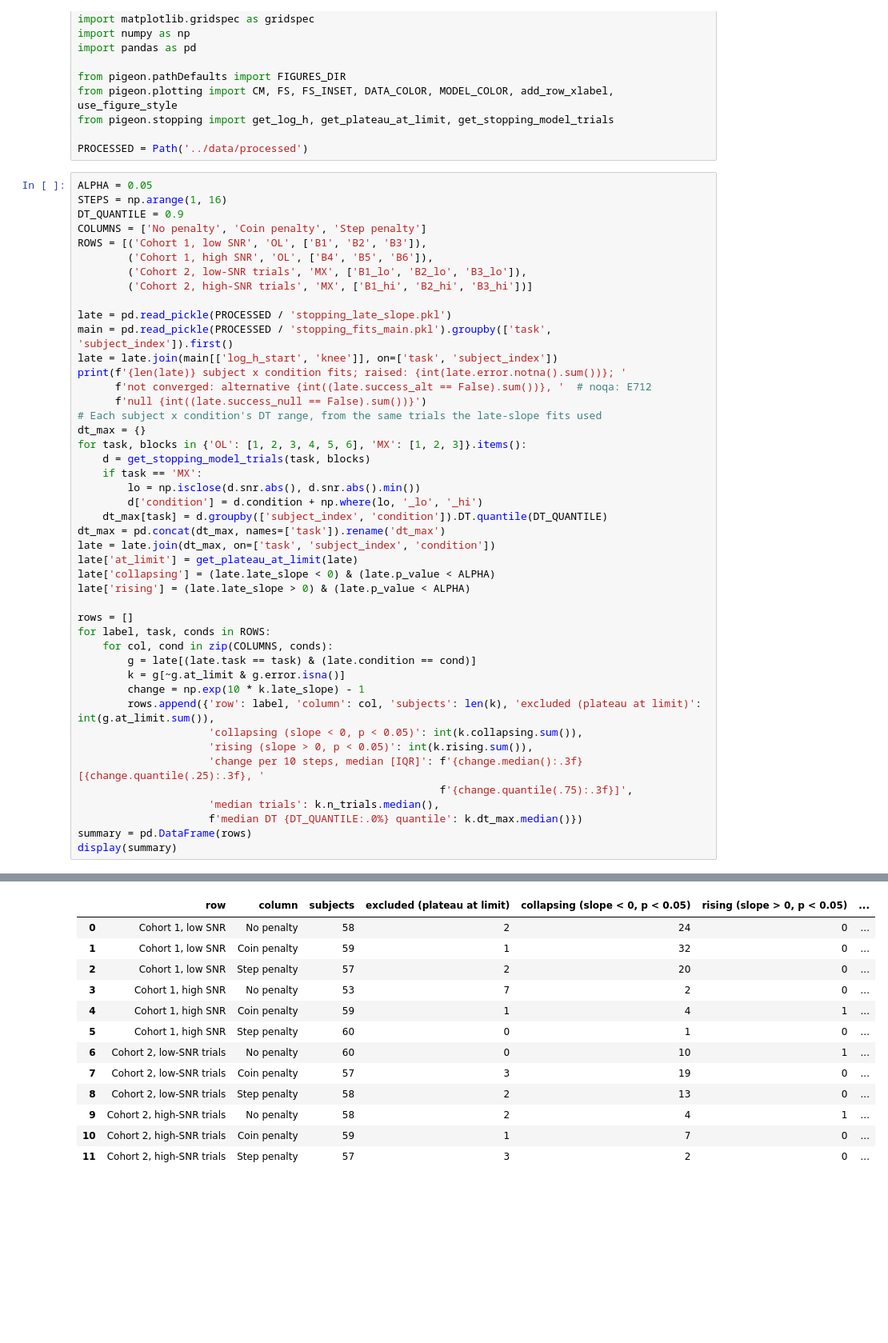
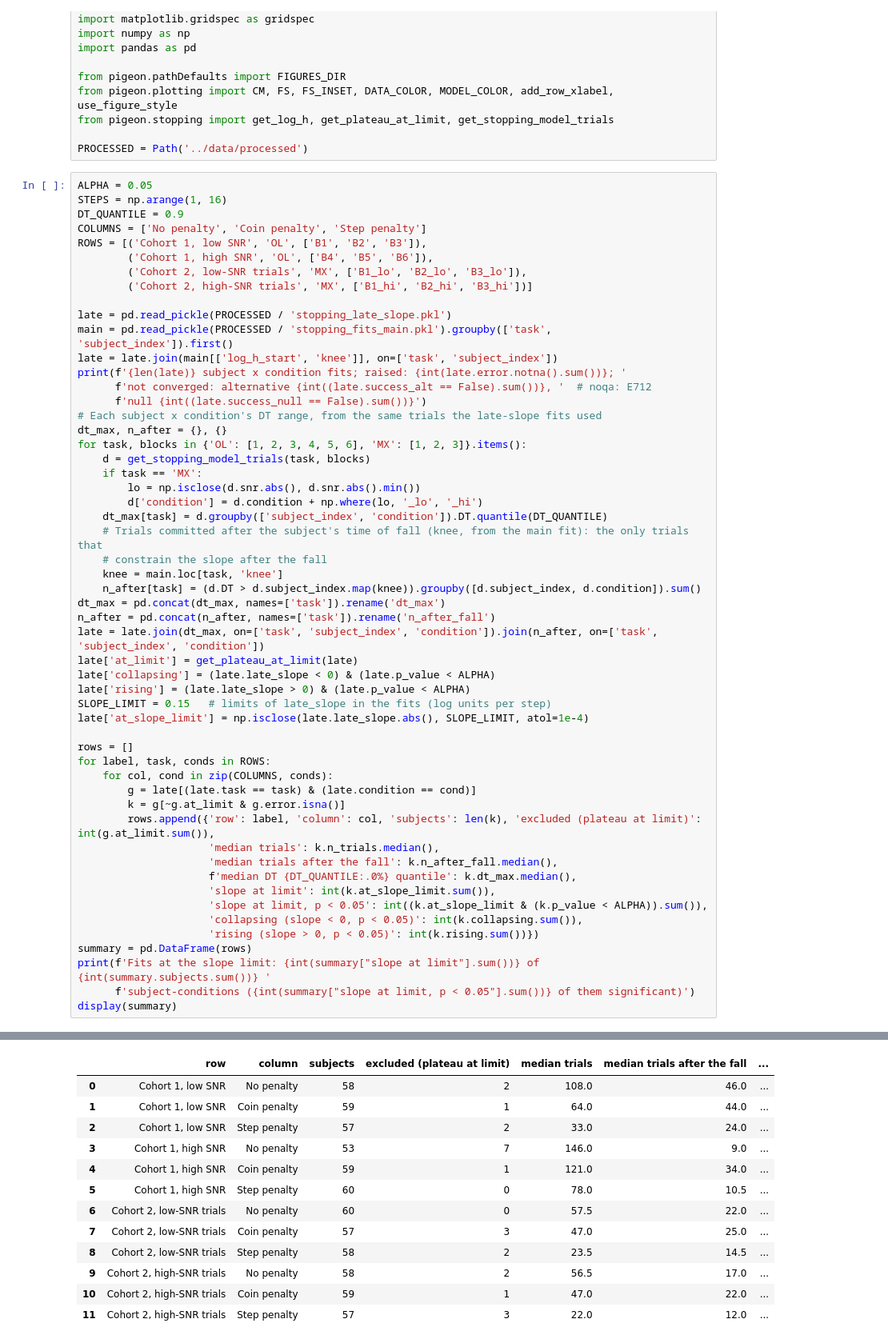
Before and after one commit to TheGoldLab/ms_2026_kalburge_etal_elife, a Jupyter notebook: notebooks/Figure05S01_collapseByCondition.ipynb, the cells around one changed output, grey strips where cells are left out. Shown at 80% size. Drawn from its saved outputs; the diff is of its cells as text; blank space fills up the shorter version.

```diff
--- a/notebooks/Figure05S01_collapseByCondition.ipynb
+++ b/notebooks/Figure05S01_collapseByCondition.ipynb
@@ -59,33 +69,42 @@ print(f'{len(late)} subject x condition fits; raised: {int(late.error.notna().su
       f'not converged: alternative {int((late.success_alt == False).sum())}, '  # noqa: E712
       f'null {int((late.success_null == False).sum())}')
 # Each subject x condition's DT range, from the same trials the late-slope fits used
-dt_max = {}
+dt_max, n_after = {}, {}
 for task, blocks in {'OL': [1, 2, 3, 4, 5, 6], 'MX': [1, 2, 3]}.items():
     d = get_stopping_model_trials(task, blocks)
     if task == 'MX':
         lo = np.isclose(d.snr.abs(), d.snr.abs().min())
         d['condition'] = d.condition + np.where(lo, '_lo', '_hi')
     dt_max[task] = d.groupby(['subject_index', 'condition']).DT.quantile(DT_QUANTILE)
+    # Trials committed after the subject's time of fall (knee, from the main fit): the only trials that
+    # constrain the slope after the fall
+    knee = main.loc[task, 'knee']
+    n_after[task] = (d.DT > d.subject_index.map(knee)).groupby([d.subject_index, d.condition]).sum()
 dt_max = pd.concat(dt_max, names=['task']).rename('dt_max')
-late = late.join(dt_max, on=['task', 'subject_index', 'condition'])
+n_after = pd.concat(n_after, names=['task']).rename('n_after_fall')
+late = late.join(dt_max, on=['task', 'subject_index', 'condition']).join(n_after, on=['task', 'subject_index', 'condition'])
 late['at_limit'] = get_plateau_at_limit(late)
 late['collapsing'] = (late.late_slope < 0) & (late.p_value < ALPHA)
 late['rising'] = (late.late_slope > 0) & (late.p_value < ALPHA)
+SLOPE_LIMIT = 0.15   # limits of late_slope in the fits (log units per step)
+late['at_slope_limit'] = np.isclose(late.late_slope.abs(), SLOPE_LIMIT, atol=1e-4)
 
 rows = []
 for label, task, conds in ROWS:
     for col, cond in zip(COLUMNS, conds):
         g = late[(late.task == task) & (late.condition == cond)]
         k = g[~g.at_limit & g.error.isna()]
-        change = np.exp(10 * k.late_slope) - 1
         rows.append({'row': label, 'column': col, 'subjects': len(k), 'excluded (plateau at limit)': int(g.at_limit.sum()),
+                     'median trials': k.n_trials.median(),
+                     'median trials after the fall': k.n_after_fall.median(),
+                     f'median DT {DT_QUANTILE:.0%} quantile': k.dt_max.median(),
+                     'slope at limit': int(k.at_slope_limit.sum()),
+                     'slope at limit, p < 0.05': int((k.at_slope_limit & (k.p_value < ALPHA)).sum()),
                      'collapsing (slope < 0, p < 0.05)': int(k.collapsing.sum()),
-                     'rising (slope > 0, p < 0.05)': int(k.rising.sum()),
-                     'change per 10 steps, median [IQR]': f'{change.median():.3f} [{change.quantile(.25):.3f}, '
-                                                          f'{change.quantile(.75):.3f}]',
-                     'median trials': k.n_trials.median(),
-                     f'median DT {DT_QUANTILE:.0%} quantile': k.dt_max.median()})
+                     'rising (slope > 0, p < 0.05)': int(k.rising.sum())})
 summary = pd.DataFrame(rows)
+print(f'Fits at the slope limit: {int(summary["slope at limit"].sum())} of {int(summary.subjects.sum())} '
+      f'subject-conditions ({int(summary["slope at limit, p < 0.05"].sum())} of them significant)')
 display(summary)
 # %% [output]
 719 subject x condition fits; raised: 0; not converged: alternative 0, null 0
@@ -96,16 +116,16 @@ MX: 18,726 trials in blocks [1, 2, 3]; excluded 1,620 with trial_number < 10, 58
-|  | row | column | subjects | excluded (plateau at limit) | collapsing (slope < 0, p < 0.05) | rising (slope > 0, p < 0.05) | ... |
-| 0 | Cohort 1, low SNR | No penalty | 58 | 2 | 24 | 0 | ... |
-| 1 | Cohort 1, low SNR | Coin penalty | 59 | 1 | 32 | 0 | ... |
-| 2 | Cohort 1, low SNR | Step penalty | 57 | 2 | 20 | 0 | ... |
-| 3 | Cohort 1, high SNR | No penalty | 53 | 7 | 2 | 0 | ... |
-| 4 | Cohort 1, high SNR | Coin penalty | 59 | 1 | 4 | 1 | ... |
-| 5 | Cohort 1, high SNR | Step penalty | 60 | 0 | 1 | 0 | ... |
-| 6 | Cohort 2, low-SNR trials | No penalty | 60 | 0 | 10 | 1 | ... |
-| 7 | Cohort 2, low-SNR trials | Coin penalty | 57 | 3 | 19 | 0 | ... |
-| 8 | Cohort 2, low-SNR trials | Step penalty | 58 | 2 | 13 | 0 | ... |
-| 9 | Cohort 2, high-SNR trials | No penalty | 58 | 2 | 4 | 1 | ... |
-| 10 | Cohort 2, high-SNR trials | Coin penalty | 59 | 1 | 7 | 0 | ... |
-| 11 | Cohort 2, high-SNR trials | Step penalty | 57 | 3 | 2 | 0 | ... |
+|  | row | column | subjects | excluded (plateau at limit) | median trials | median trials after the fall | ... |
+| 0 | Cohort 1, low SNR | No penalty | 58 | 2 | 108.0 | 46.0 | ... |
+| 1 | Cohort 1, low SNR | Coin penalty | 59 | 1 | 64.0 | 44.0 | ... |
+| 2 | Cohort 1, low SNR | Step penalty | 57 | 2 | 33.0 | 24.0 | ... |
+| 3 | Cohort 1, high SNR | No penalty | 53 | 7 | 146.0 | 9.0 | ... |
+| 4 | Cohort 1, high SNR | Coin penalty | 59 | 1 | 121.0 | 34.0 | ... |
+| 5 | Cohort 1, high SNR | Step penalty | 60 | 0 | 78.0 | 10.5 | ... |
+| 6 | Cohort 2, low-SNR trials | No penalty | 60 | 0 | 57.5 | 22.0 | ... |
+| 7 | Cohort 2, low-SNR trials | Coin penalty | 57 | 3 | 47.0 | 25.0 | ... |
+| 8 | Cohort 2, low-SNR trials | Step penalty | 58 | 2 | 23.5 | 14.5 | ... |
+| 9 | Cohort 2, high-SNR trials | No penalty | 58 | 2 | 56.5 | 17.0 | ... |
+| 10 | Cohort 2, high-SNR trials | Coin penalty | 59 | 1 | 47.0 | 22.0 | ... |
+| 11 | Cohort 2, high-SNR trials | Step penalty | 57 | 3 | 22.0 | 12.0 | ... |
 # %%
 use_figure_style()
 ROW_LABELS = ['Cohort 1\nlow SNR', 'Cohort 1\nhigh SNR', 'Cohort 2\nlow-SNR trials', 'Cohort 2\nhigh-SNR trials']
```
Also changed, not shown: parts of 2 cells of this notebook.
